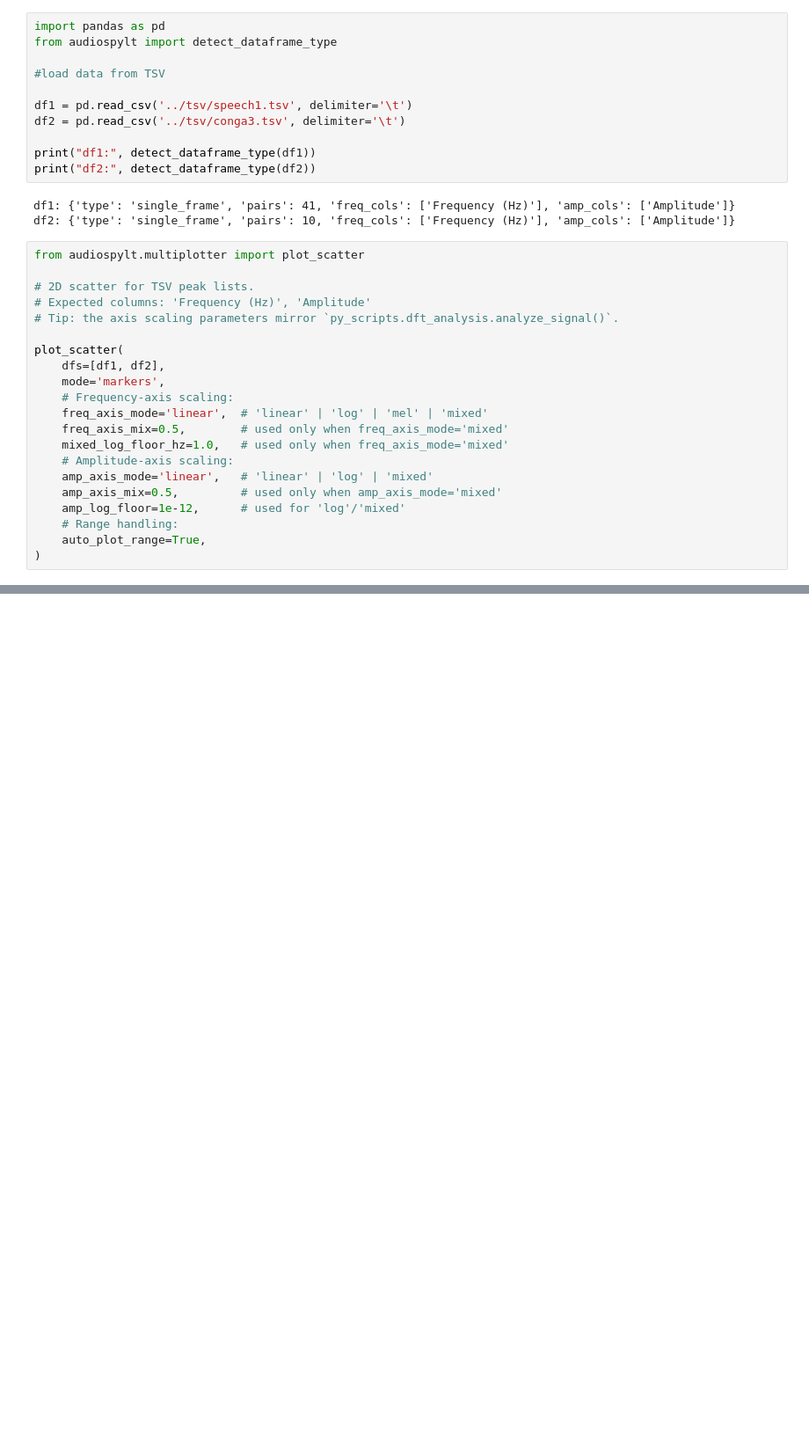
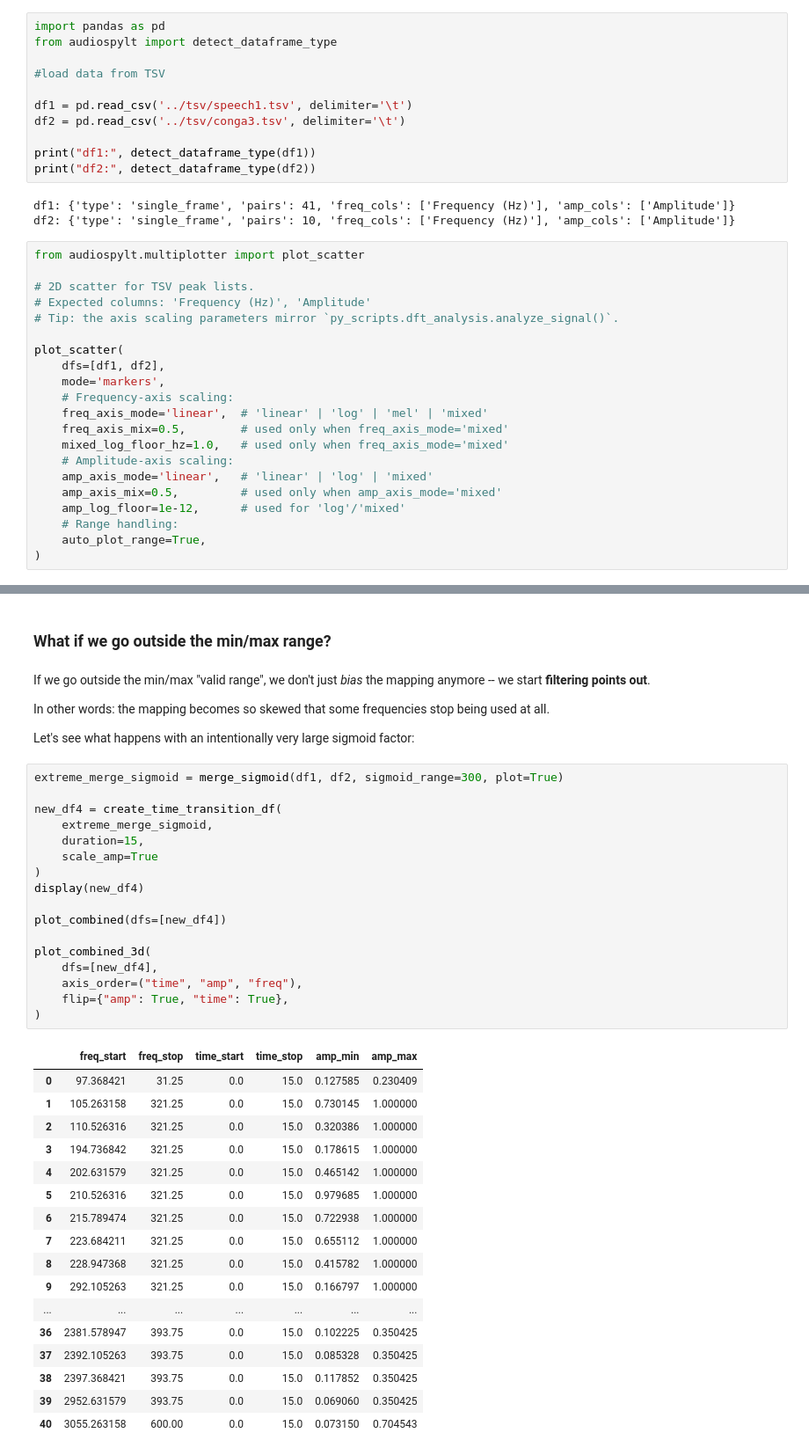
Before and after one commit to egorpol/audiospylt, a Jupyter notebook: tutorials_tech/2df_merge.ipynb, the cells around one changed output, grey strips where cells are left out. Shown at 88% size. Saved outputs shown, nothing was run; the diff lists cells and outputs as text; blank space fills up the shorter version.

```diff
--- a/tutorials_tech/2df_merge.ipynb
+++ b/tutorials_tech/2df_merge.ipynb
@@ -473,0 +242,43 @@ display(new_df)
+# %% [markdown]
+### What if we go outside the min/max range?
+# %% [markdown]
+If we go outside the min/max "valid range", we don't just *bias* the mapping anymore -- we start **filtering points out**.
+
+In other words: the mapping becomes so skewed that some frequencies stop being used at all.
+
+Let's see what happens with an intentionally very large sigmoid factor:
+# %%
+extreme_merge_sigmoid = merge_sigmoid(df1, df2, sigmoid_range=300, plot=True)
+
+new_df4 = create_time_transition_df(
+    extreme_merge_sigmoid,
+    duration=15,
+    scale_amp=True
+)
+display(new_df4)
+
+plot_combined(dfs=[new_df4])
+
+plot_combined_3d(
+    dfs=[new_df4],
+    axis_order=("time", "amp", "freq"),
+    flip={"amp": True, "time": True},
+)
+# %% [output]
+|  | freq_start | freq_stop | time_start | time_stop | amp_min | amp_max |
+| 0 | 97.368421 | 31.25 | 0.0 | 15.0 | 0.127585 | 0.230409 |
+| 1 | 105.263158 | 321.25 | 0.0 | 15.0 | 0.730145 | 1.000000 |
+| 2 | 110.526316 | 321.25 | 0.0 | 15.0 | 0.320386 | 1.000000 |
+| 3 | 194.736842 | 321.25 | 0.0 | 15.0 | 0.178615 | 1.000000 |
+| 4 | 202.631579 | 321.25 | 0.0 | 15.0 | 0.465142 | 1.000000 |
+| 5 | 210.526316 | 321.25 | 0.0 | 15.0 | 0.979685 | 1.000000 |
+| 6 | 215.789474 | 321.25 | 0.0 | 15.0 | 0.722938 | 1.000000 |
+| 7 | 223.684211 | 321.25 | 0.0 | 15.0 | 0.655112 | 1.000000 |
+| 8 | 228.947368 | 321.25 | 0.0 | 15.0 | 0.415782 | 1.000000 |
+| 9 | 292.105263 | 321.25 | 0.0 | 15.0 | 0.166797 | 1.000000 |
+| ... | ... | ... | ... | ... | ... | ... |
+| 36 | 2381.578947 | 393.75 | 0.0 | 15.0 | 0.102225 | 0.350425 |
+| 37 | 2392.105263 | 393.75 | 0.0 | 15.0 | 0.085328 | 0.350425 |
+| 38 | 2397.368421 | 393.75 | 0.0 | 15.0 | 0.117852 | 0.350425 |
+| 39 | 2952.631579 | 393.75 | 0.0 | 15.0 | 0.069060 | 0.350425 |
+| 40 | 3055.263158 | 600.00 | 0.0 | 15.0 | 0.073150 | 0.704543 |
```
Also changed, not shown: parts of 37 cells of this notebook, 2 other files.
